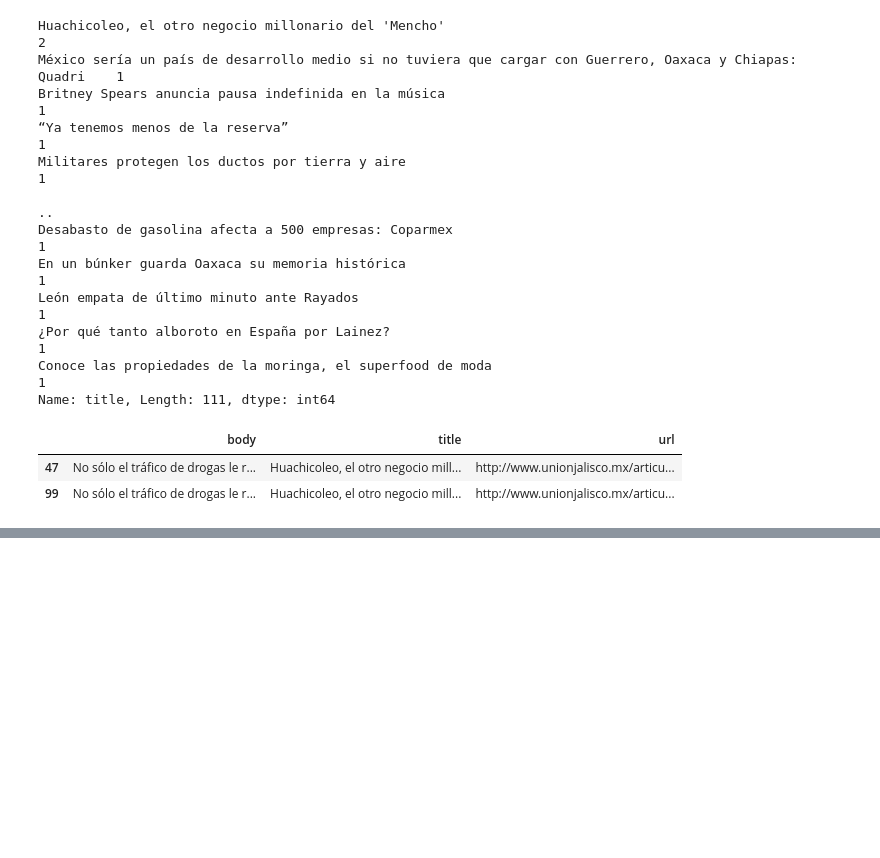
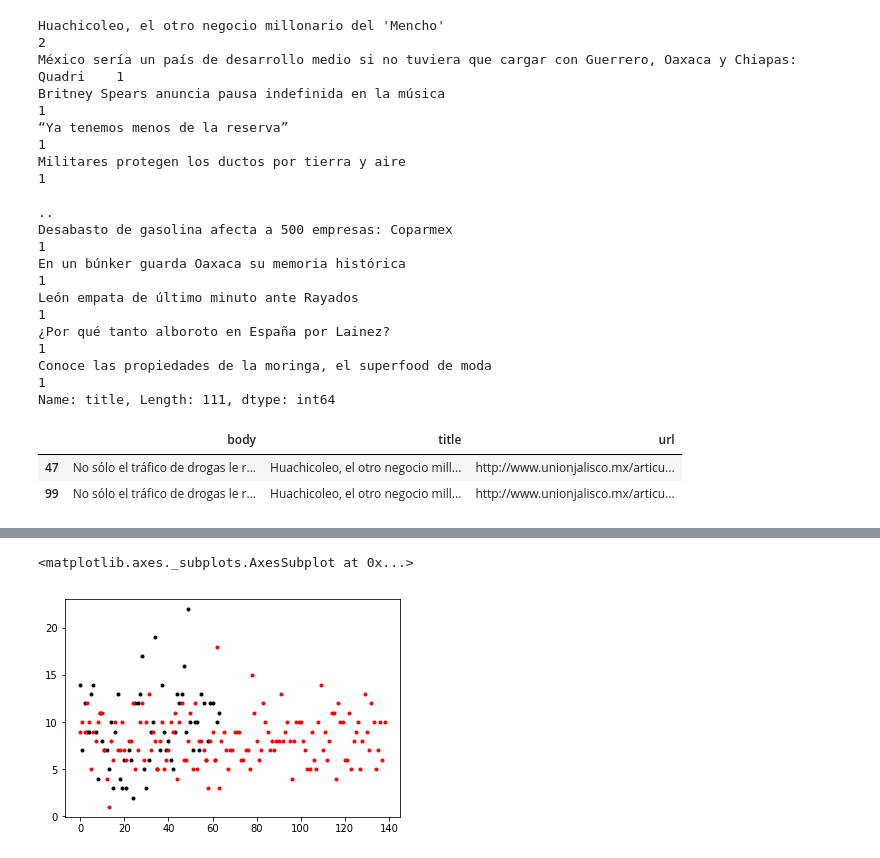
Before and after one commit to FixingMind5/Data_engine, a Jupyter notebook: Platzi_live.ipynb, the cells around one changed output, grey strips where cells are left out. Saved outputs shown, nothing was run; the diff lists cells and outputs as text; code cells hidden in the pictures; blank space fills up the shorter version.

```diff
--- a/Platzi_live.ipynb
+++ b/Platzi_live.ipynb
@@ -362,3 +362,8 @@ el_universal[el_universal['title'] == "Huachicoleo, el otro negocio millonario d
 | 99 | No sólo el tráfico de drogas le r... | Huachicoleo, el otro negocio mill... | http://www.unionjalisco.mx/articu... |
 # %%
 el_universal.drop_duplicates(subset=['title'], keep='first', inplace=True)
+# %%
+import pandas as pd
+
+clean_eluniversal = pd.read_csv('clean_eluniversal_2019_01_12_articles.csv')
+clean_elpais = pd.read_csv('clean_elpais_2019_01_13_articles.csv')
@@ -364,0 +402,6 @@ el_universal.drop_duplicates(subset=['title'], keep='first', inplace=True)
+# %%
+clean_elpais['n_tokens_title'].plot(style='k.')
+clean_eluniversal['n_tokens_title'].plot(style='r.')
+# %% [output]
+<matplotlib.axes._subplots.AxesSubplot at 0x...>
+[figure, added]
```
Also changed, not shown: parts of 7 cells of this notebook, 3 other files.
